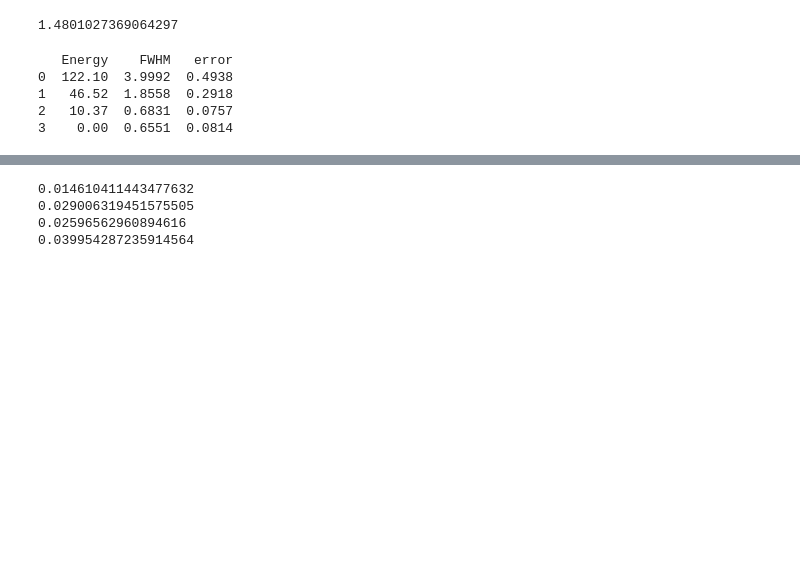
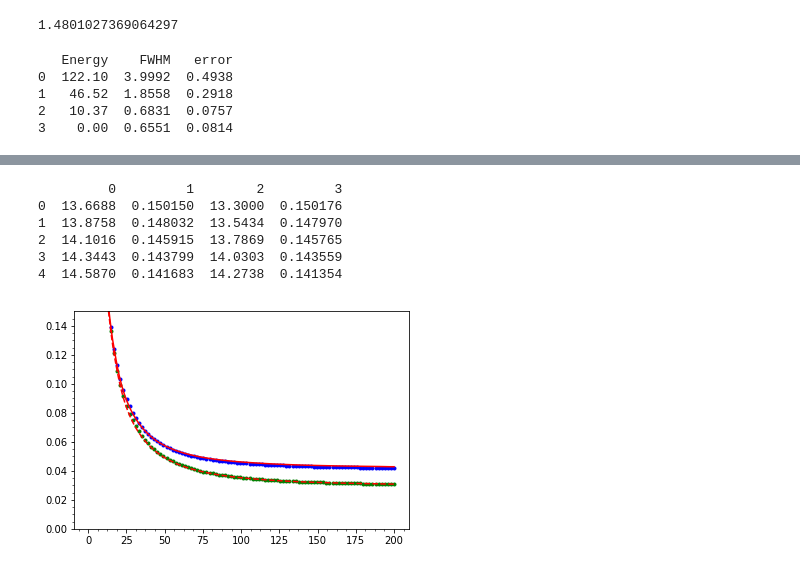
Before and after one commit to villaa/nrFano_Constraint, a Jupyter notebook: Edelweiss_data/Edelweiss_resolution_calculations.ipynb, the cells around one changed output, grey strips where cells are left out. Drawn from its saved outputs; the diff is of its cells as text; code cells hidden in the pictures; blank space fills up the shorter version.

```diff
--- a/Edelweiss_data/Edelweiss_resolution_calculations.ipynb
+++ b/Edelweiss_data/Edelweiss_resolution_calculations.ipynb
@@ -38,15 +0,0 @@ def get_ionRes_func(FWHM_center, FWHM_guard, FWHM122, smear):
-# %%
-def Q_avg(E_keV):
-    return 0.16*np.power(E_keV,0.18)
-
-def get_sig_gamma(sigI, sigH, V, E_keV):
-    return ((1+V/3)/E_keV)*np.sqrt((sigI(E_keV)/2.355)**2 + (sigH(E_keV)/2.355)**2)
-
-def get_sig_gamma_func(FWHM_center, FWHM_guard, FWHM122_ion, FWHM0_heat, FWHM122_heat, V, smear=1):
-    # get the ionization resolution function
-    sigI = get_ionRes_func(FWHM_center, FWHM_guard, FWHM122_ion, smear)
-
-    # get the heat resolution function
-    sigH = get_heatRes_func(FWHM0_heat, FWHM122_heat, smear)
-
-    return partial(get_sig_gamma, sigI, sigH, V)
@@ -127,3 +47,48 @@ plt.minorticks_on()
+# %%
+data_GGA3 = pd.read_csv("edelweiss_ER_band_GGA3_curveData.txt", skiprows=1, header=None, delim_whitespace=True)
+print (data_GGA3.head(5))
+list(data_GGA3.columns.values)
+
+# expect aH to be 0.020 based on fig. 7
+# but my calculations say 0.022?
+# increasing heat_0keV decreases the slope btwn 20 and 50 keV
+# increasing aH increases the yield in the tail
+# increasing ion_122keV even a little increases the yield in the tail
+# completely insensitive to heat_122keV
+# voltage changes shift curves to the right and increases yield in tail
+# increasing ion_center_0keV shifts graph to right, tilts it down: tails become not flat
+# increasing ion_guard_0keV has same effect as ion_center_0keV
+heat_0keV = 0.4
+ion_122keV = 3.3 #3.1
+sig_gamma_GGA3 = get_sig_gamma_func(1.3, 1.5, ion_122keV, heat_0keV, 2.7, 4, 0.020)
+sig_gamma_GGA3_wide = get_sig_gamma_func(1.3, 1.5, ion_122keV, heat_0keV, 2.7, 4, 0.035)
+
+
+
+# plot the central nuclear recoil line
+plt.plot(E_keV_arr, sig_gamma_GGA3(E_keV_arr),'g.')
+plt.plot(E_keV_arr, sig_gamma_GGA3_wide(E_keV_arr),'b.')
+
+# 90% is +/- 1.645*sigma
+# FWHM is 2.355*sigma
+E_keV_arr = np.linspace(1,200,100)
+
+# plot the data-theifed bands
+plt.plot(data_GGA3[0], data_GGA3[1], 'r-')
+plt.plot(data_GGA3[2], data_GGA3[3], 'r--')
+
+
+plt.ylim(0,0.15)
+plt.minorticks_on()
+plt.show()
+# %% [output]
+         0         1        2         3
+0  13.6688  0.150150  13.3000  0.150176
+1  13.8758  0.148032  13.5434  0.147970
+2  14.1016  0.145915  13.7869  0.145765
+3  14.3443  0.143799  14.0303  0.143559
+4  14.5870  0.141683  14.2738  0.141354
+[figure, added]
 # %%
 # get_sig_gamma_func(FWHM_center, FWHM_guard, FWHM122_ion, FWHM0_heat, FWHM122_heat, V, aH_stretch)
 # increasing FWHM0_heat makes the fit better near 20 keV, e.g. from 1.3 to 2.3 for GGA1
@@ -134,11 +99,6 @@ plt.minorticks_on()
 #sig_gamma_GGA1 = get_sig_gamma_func(1.3, 1.3, 2.8, 1.3, 3.5, 4, 1)
 sig_gamma_GGA1 = get_sig_gamma_func(2, 1.4, 2.8, 2.2, 3.5, 6.34, 1.3)
 sig_gamma_GGA1_a = get_sig_gamma_func(1.3, 1.3, 2.8, 1.3, 3.5, 4, 1.5)
-# %% [output]
-0.014610411443477632
-0.029006319451575505
-0.02596562960894616
-0.039954287235914564
 # %%
 band_data = pd.read_csv("edelweiss_bands_GGA1.csv")
 print (band_data.head(5))
```
Also changed, not shown: parts of 8 cells of this notebook, 2 other files.
